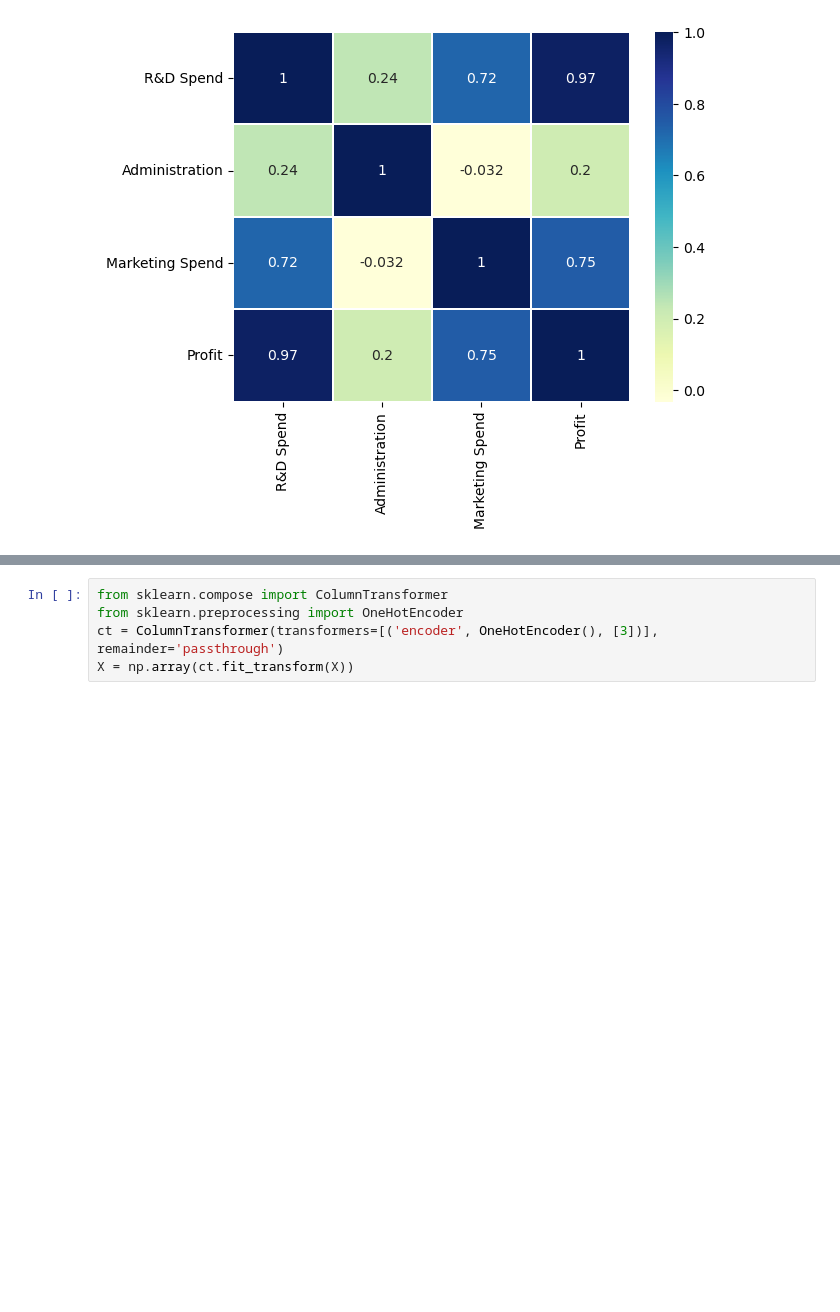
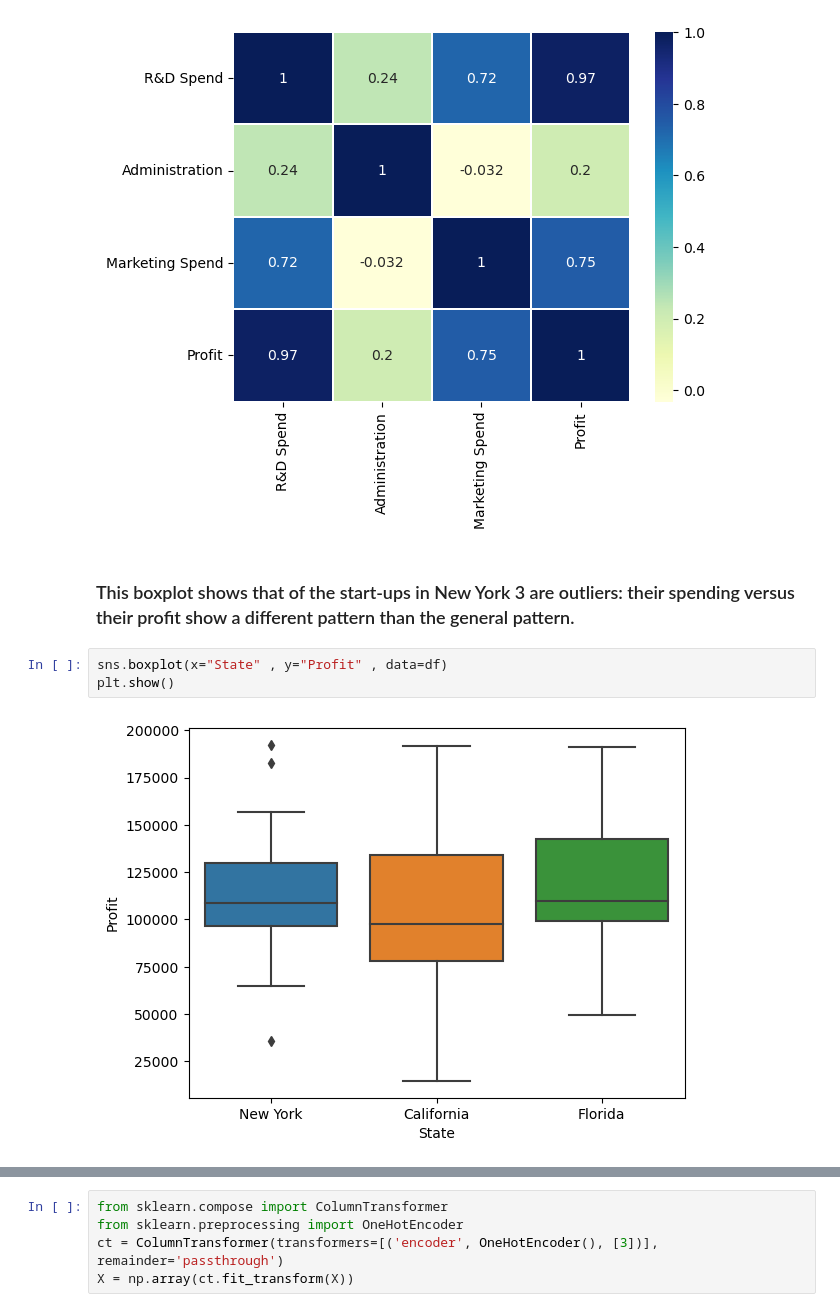
Before and after one commit to cylia22/Dashboard-startups, a Jupyter notebook: Start_ups.ipynb, the cells around one changed output, grey strips where cells are left out. Drawn from its saved outputs; the diff is of its cells as text; blank space fills up the shorter version.

```diff
--- a/Start_ups.ipynb
+++ b/Start_ups.ipynb
@@ -59,3 +71,10 @@ sns.heatmap(df.corr() , cmap='YlGnBu' ,annot=True ,linewidths='0.2')
 plt.show()
 # %% [output]
 [figure]
+# %% [markdown]
+### This boxplot shows that of the start-ups in New York 3 are outliers: their spending versus their profit show a different pattern than the general pattern.
+# %%
+sns.boxplot(x="State" , y="Profit" , data=df)
+plt.show()
+# %% [output]
+[figure, added]
```
Also changed, not shown: parts of 18 cells of this notebook.
